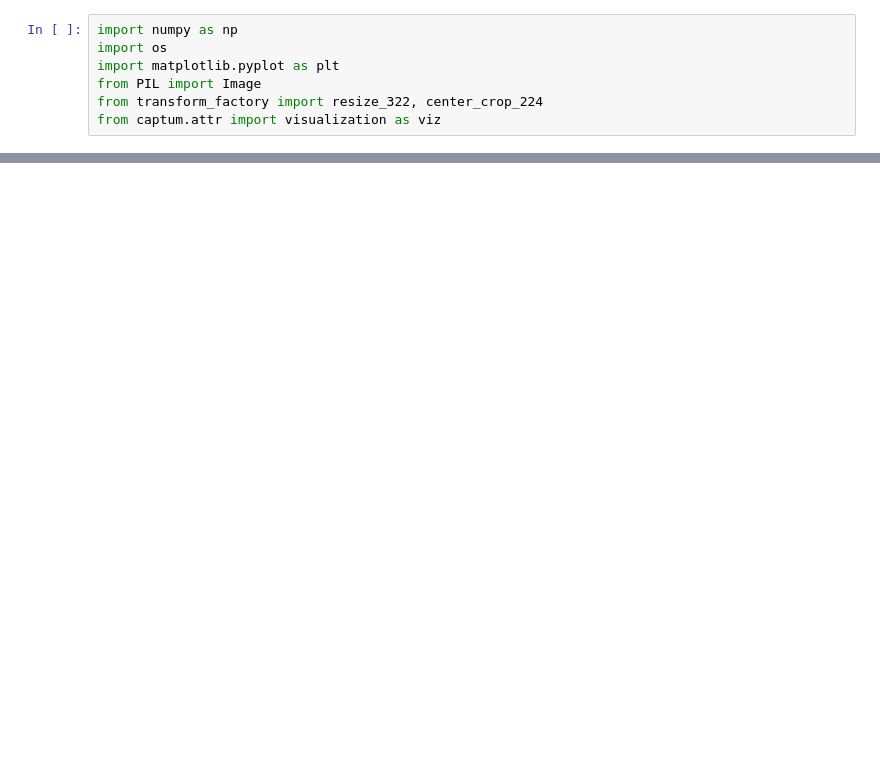
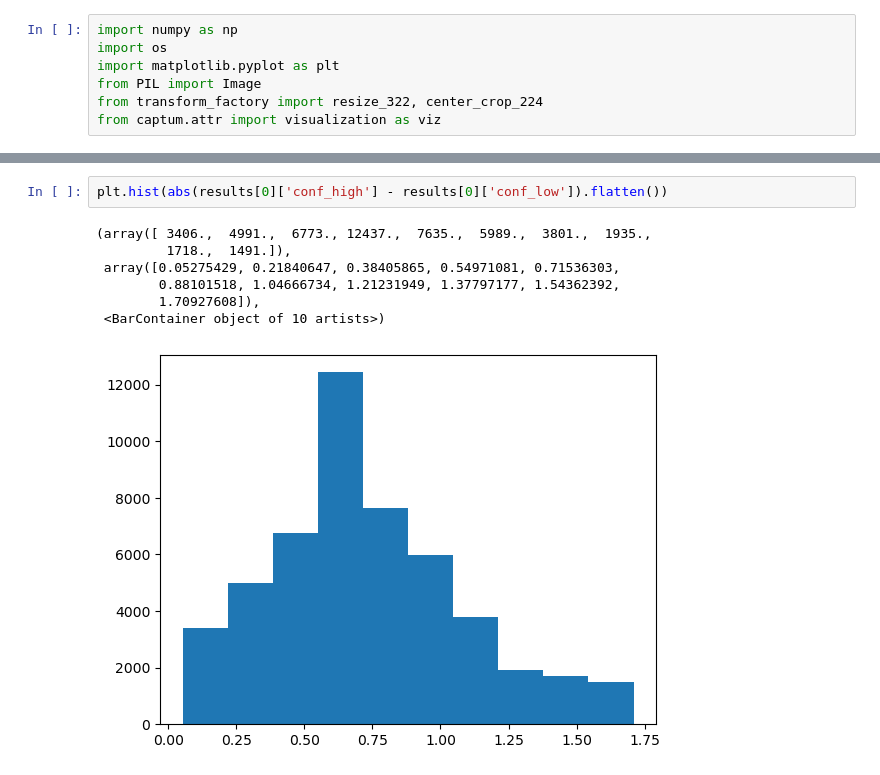
Before and after one commit to beotborry/ConformalXAI, a Jupyter notebook: results_analysis.ipynb, the cells around one changed output, grey strips where cells are left out. Drawn from its saved outputs; the diff is of its cells as text; blank space fills up the shorter version.

```diff
--- a/results_analysis.ipynb
+++ b/results_analysis.ipynb
@@ -83,0 +86,10 @@ center_crop_224(resize_322(Image.open(filepath_list[data_num])))
+# %%
+plt.hist(abs(results[0]['conf_high'] - results[0]['conf_low']).flatten())
+# %% [output]
+(array([ 3406.,  4991.,  6773., 12437.,  7635.,  5989.,  3801.,  1935.,
+         1718.,  1491.]),
+ array([0.05275429, 0.21840647, 0.38405865, 0.54971081, 0.71536303,
+        0.88101518, 1.04666734, 1.21231949, 1.37797177, 1.54362392,
+        1.70927608]),
+ <BarContainer object of 10 artists>)
+[figure, added]
```
Also changed, not shown: parts of 6 cells of this notebook, 38 other files.
